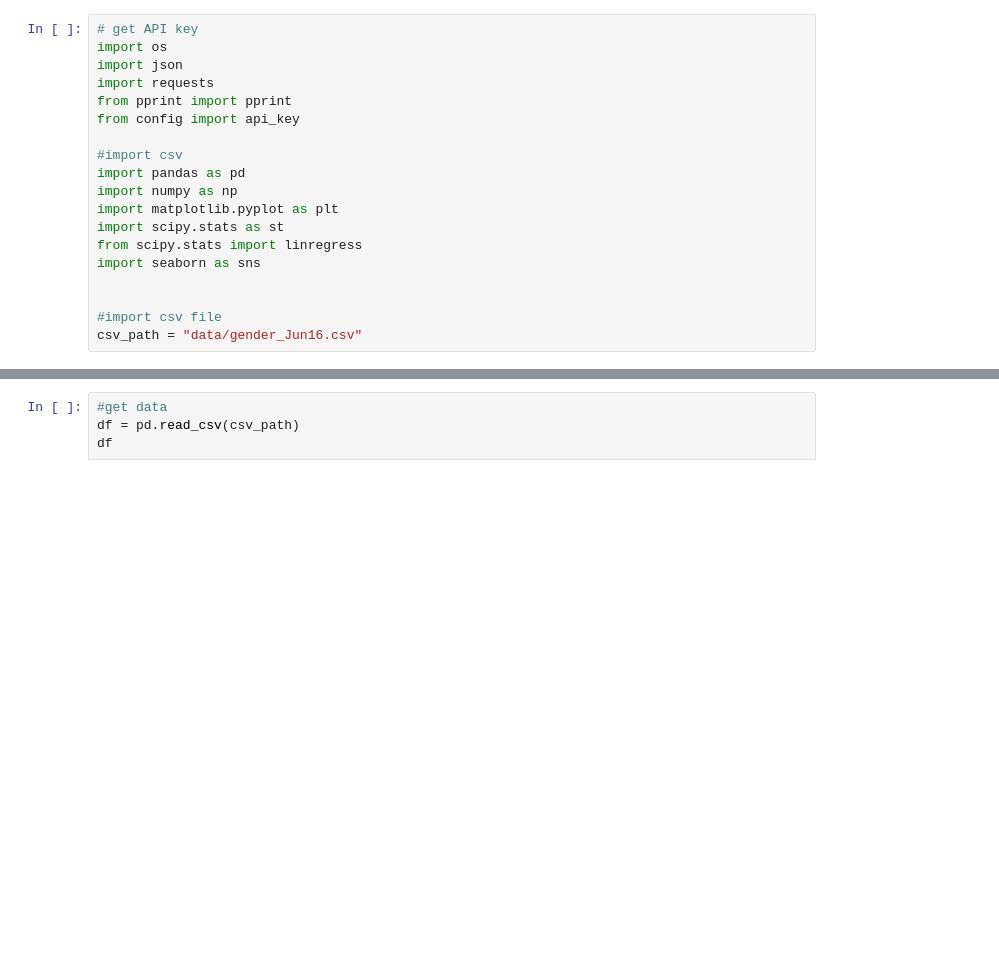
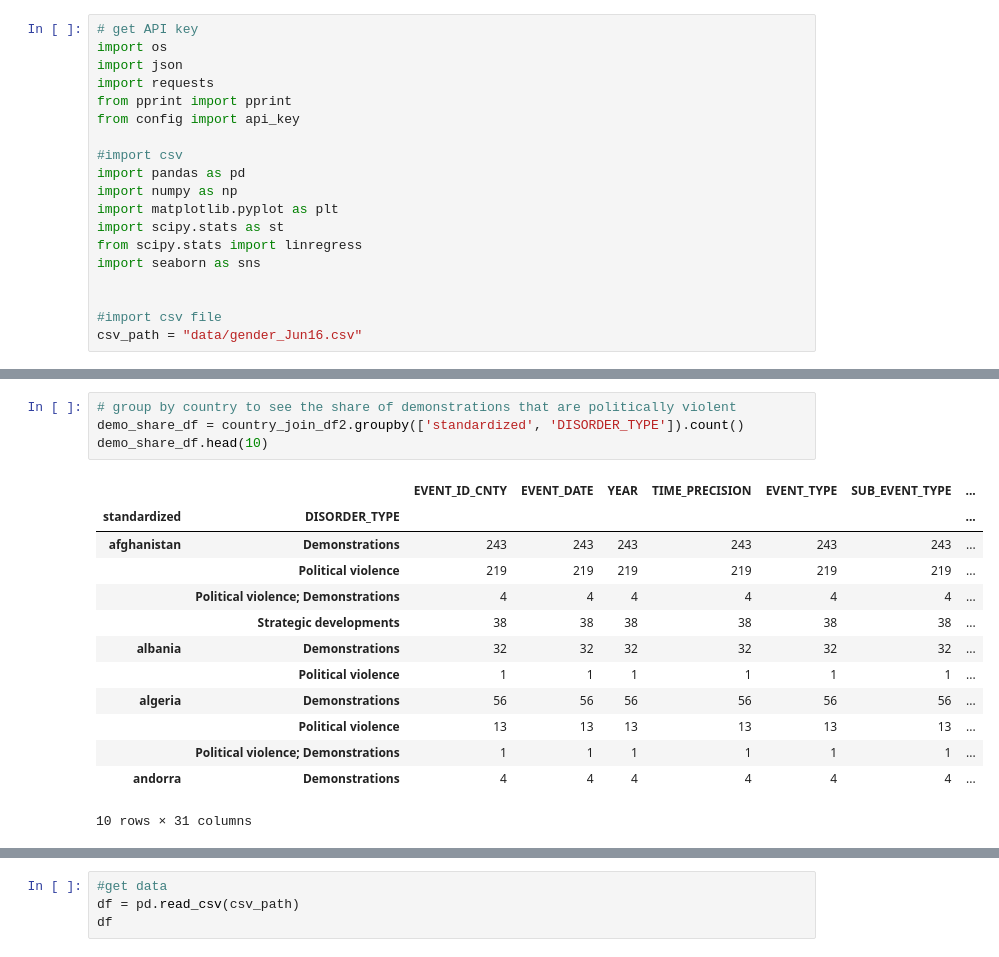
Before and after one commit to melissaprax/equality-data, a Jupyter notebook: analysis.ipynb, the cells around one changed output, grey strips where cells are left out. Drawn from its saved outputs; the diff is of its cells as text; blank space fills up the shorter version.

```diff
--- a/analysis.ipynb
+++ b/analysis.ipynb
@@ -19,0 +185,18 @@ csv_path = "data/gender_Jun16.csv"
+# %%
+# group by country to see the share of demonstrations that are politically violent
+demo_share_df = country_join_df2.groupby(['standardized', 'DISORDER_TYPE']).count()
+demo_share_df.head(10)
+# %% [output]
+|  |  | EVENT_ID_CNTY | EVENT_DATE | YEAR | TIME_PRECISION | EVENT_TYPE | SUB_EVENT_TYPE | ... |
+| standardized | DISORDER_TYPE |  |  |  |  |  |  | ... |
+| afghanistan | Demonstrations | 243 | 243 | 243 | 243 | 243 | 243 | ... |
+|  | Political violence | 219 | 219 | 219 | 219 | 219 | 219 | ... |
+|  | Political violence; Demonstrations | 4 | 4 | 4 | 4 | 4 | 4 | ... |
+|  | Strategic developments | 38 | 38 | 38 | 38 | 38 | 38 | ... |
+| albania | Demonstrations | 32 | 32 | 32 | 32 | 32 | 32 | ... |
+|  | Political violence | 1 | 1 | 1 | 1 | 1 | 1 | ... |
+| algeria | Demonstrations | 56 | 56 | 56 | 56 | 56 | 56 | ... |
+|  | Political violence | 13 | 13 | 13 | 13 | 13 | 13 | ... |
+|  | Political violence; Demonstrations | 1 | 1 | 1 | 1 | 1 | 1 | ... |
+| andorra | Demonstrations | 4 | 4 | 4 | 4 | 4 | 4 | ... |
+10 rows × 31 columns
```
Also changed, not shown: parts of 40 cells of this notebook, 3 other files.
